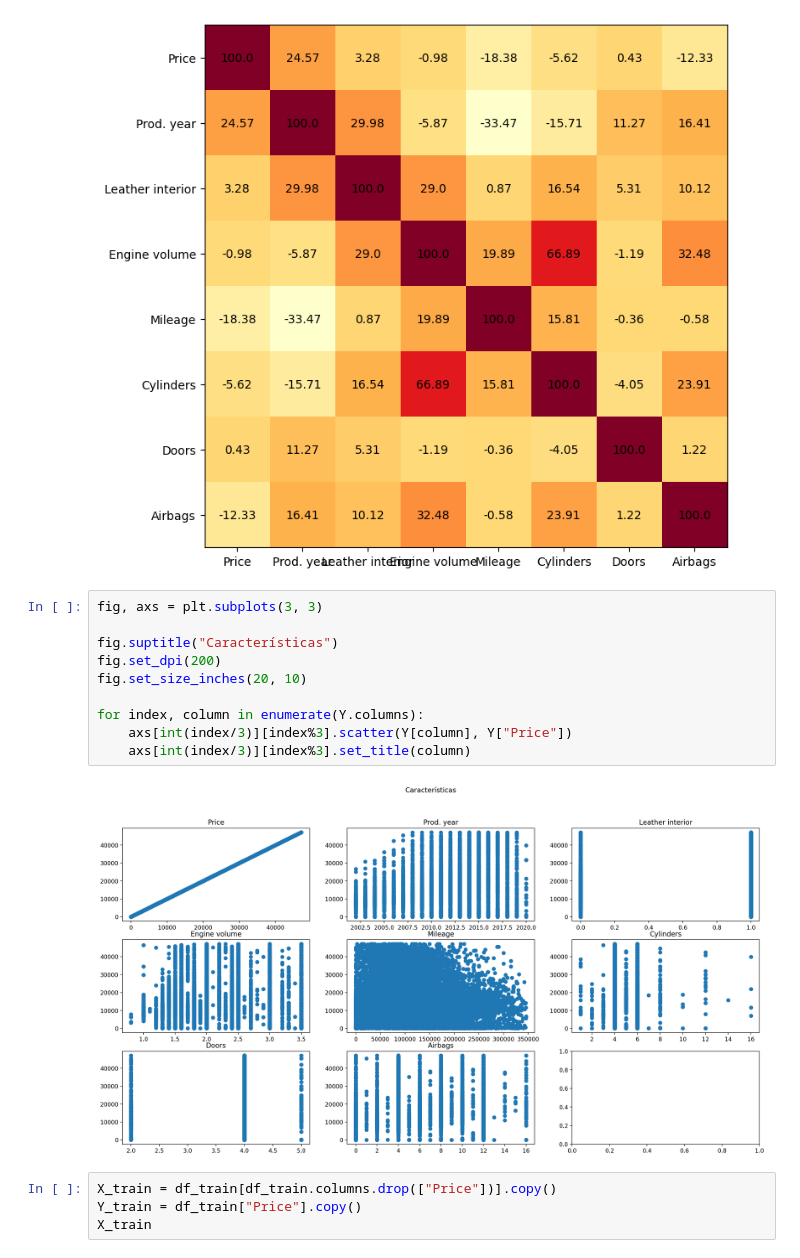
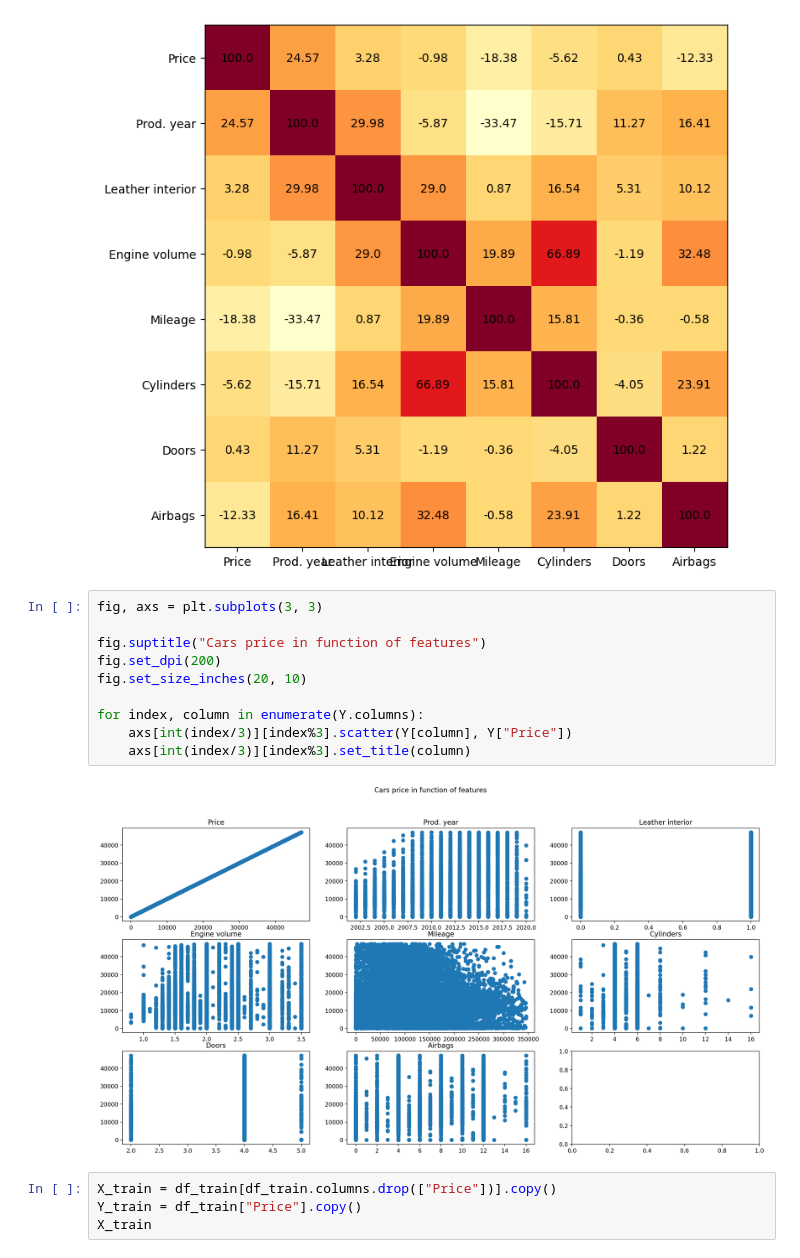
Before and after one commit to JoaquinMateosBarroso/Car_Prices, a Jupyter notebook: CarPrices.ipynb, the cells around one changed output. Drawn from its saved outputs; the diff is of its cells as text.

```diff
--- a/CarPrices.ipynb
+++ b/CarPrices.ipynb
@@ -170,15 +170,15 @@ plt.show()
 # %%
 fig, axs = plt.subplots(3, 3)
 
-fig.suptitle("Características")
+fig.suptitle("Cars price in function of features")
 fig.set_dpi(200)
 fig.set_size_inches(20, 10)
 
 for index, column in enumerate(Y.columns):
     axs[int(index/3)][index%3].scatter(Y[column], Y["Price"])
     axs[int(index/3)][index%3].set_title(column)
 # %% [output]
-[figure, old version]
+[figure, new version]
 # %%
 X_train = df_train[df_train.columns.drop(["Price"])].copy()
 Y_train = df_train["Price"].copy()
```
Also changed, not shown: 3 other files.
